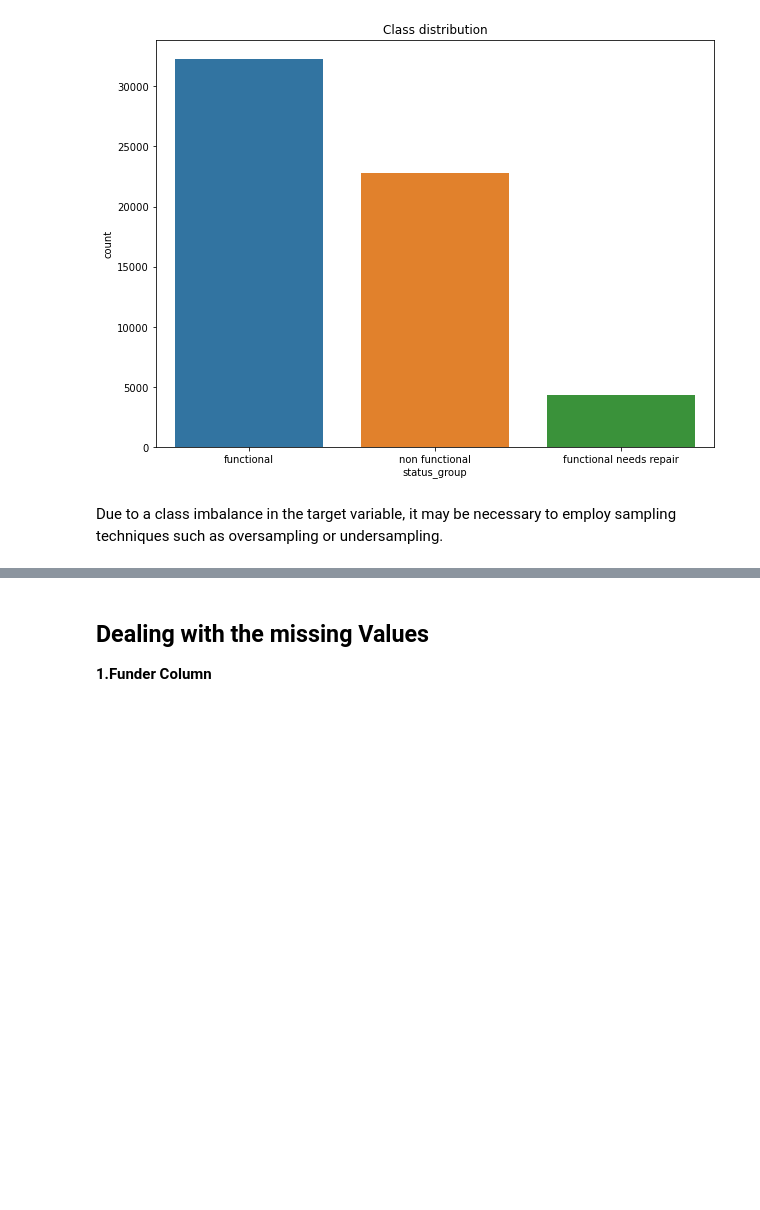
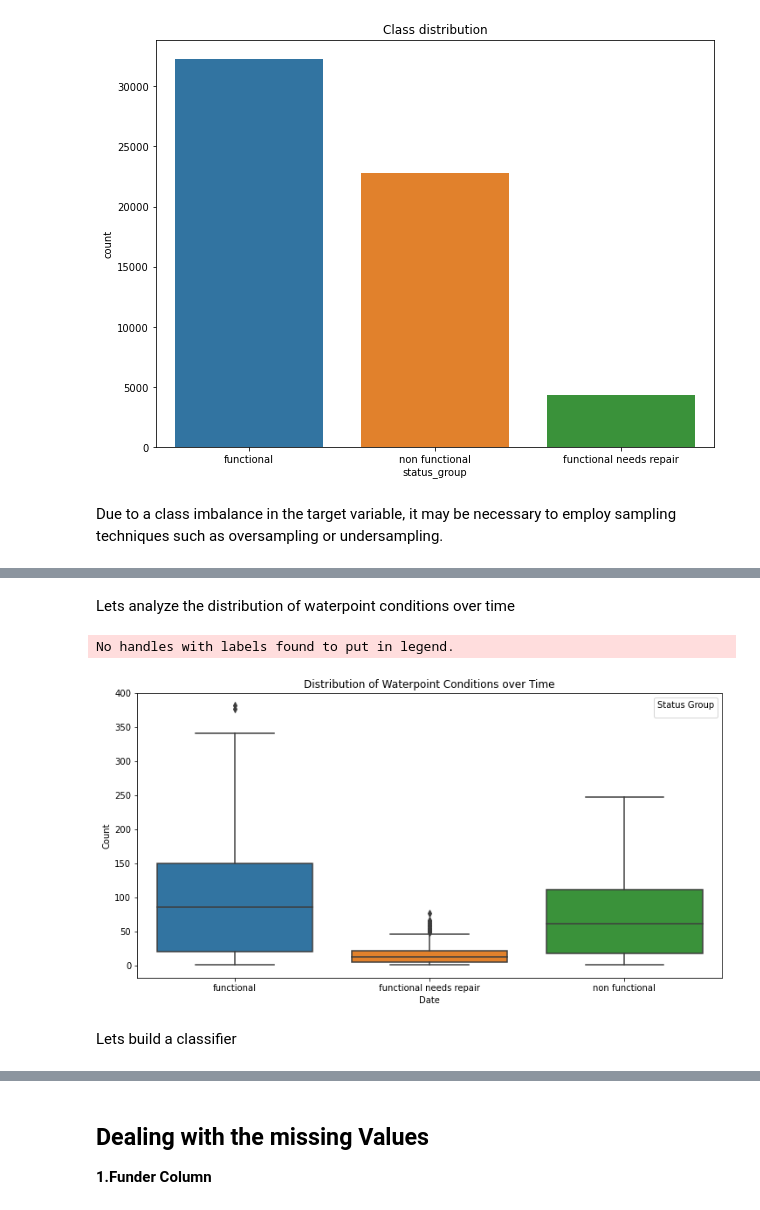
Before and after one commit to WinnieKabuya/dsc-phase-3-project-v2-3, a Jupyter notebook: student.ipynb, the cells around one changed output, grey strips where cells are left out. Cells and saved outputs as stored; diff of their text form; code cells hidden in the pictures; blank space fills up the shorter version.

```diff
--- a/student.ipynb
+++ b/student.ipynb
@@ -848,0 +815,21 @@ dtype: int64
+# %% [markdown]
+Lets analyze the distribution of waterpoint conditions over time
+# %%
+import seaborn as sns
+
+# Create a pivot table to calculate the count of each condition for each date
+condition_counts = training_df.pivot_table(index='date_recorded', columns='status_group', aggfunc='size')
+
+# Plot the distribution of waterpoint conditions over time
+plt.figure(figsize=(12, 6))
+sns.boxplot(data=condition_counts)
+plt.title('Distribution of Waterpoint Conditions over Time')
+plt.xlabel('Date')
+plt.ylabel('Count')
+plt.legend(title='Status Group')
+plt.show()
+# %% [output]
+No handles with labels found to put in legend.
+[figure, added]
+# %% [markdown]
+Lets build a classifier
```
Also changed, not shown: parts of 40 cells of this notebook.
